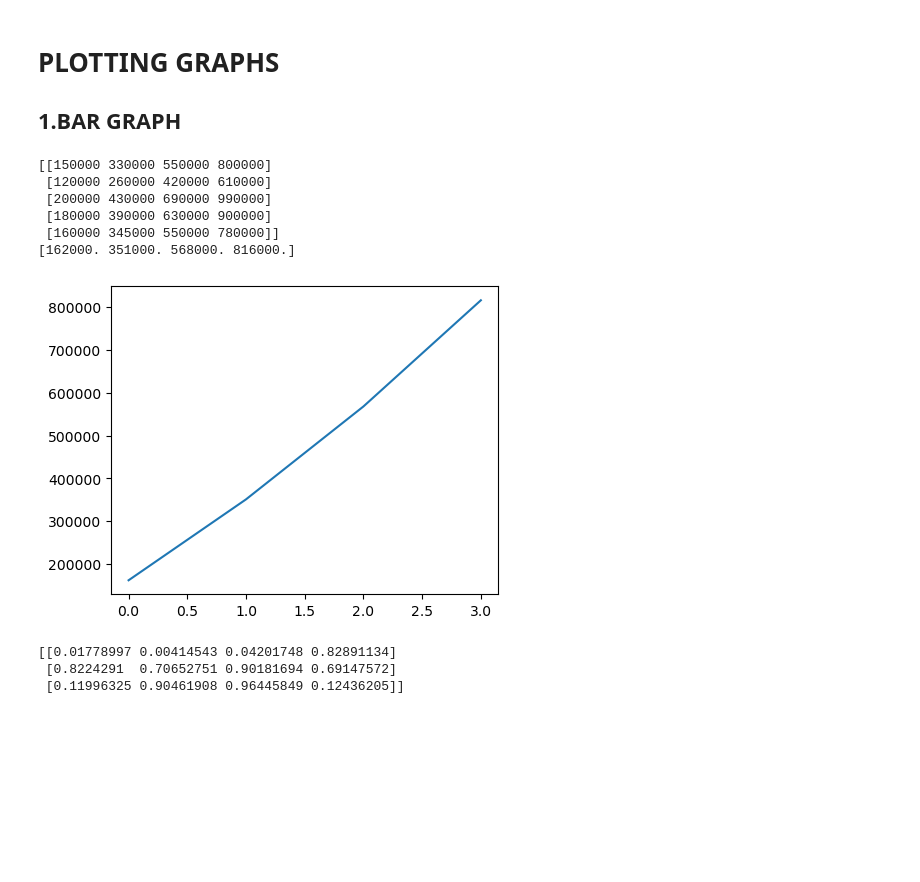
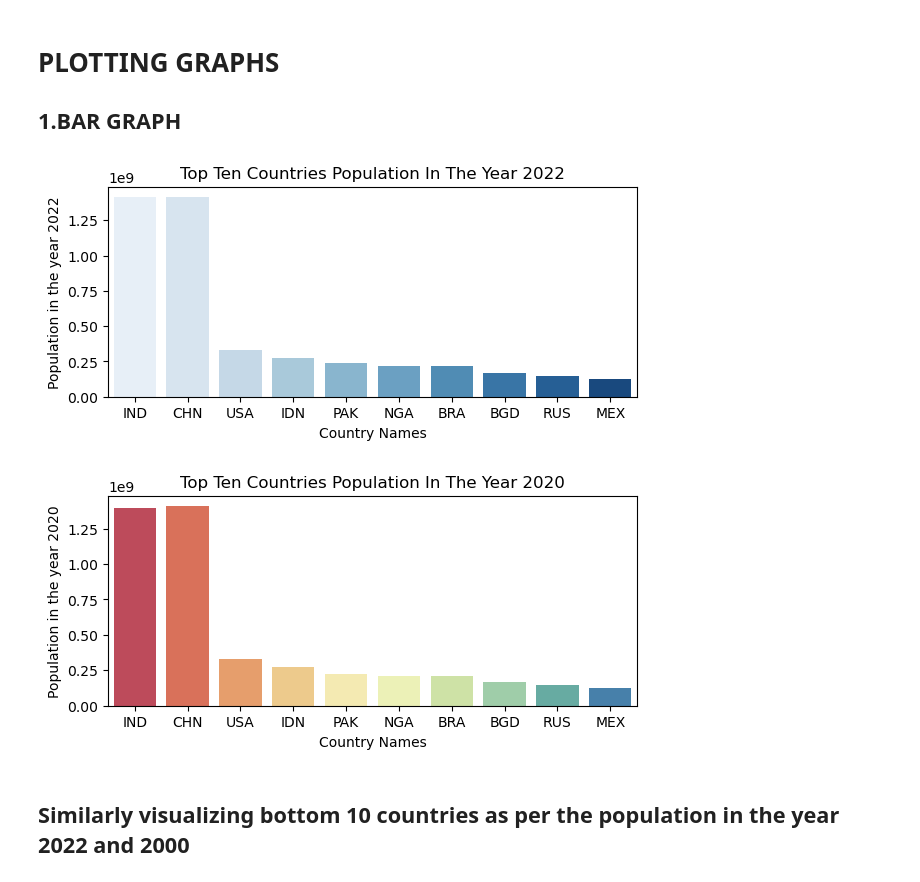
Before and after one commit to addysenpai1/ProdigyInsternshiptasks, a Jupyter notebook: Task1.ipynb, the cells around one changed output. Saved outputs shown, nothing was run; the diff lists cells and outputs as text; code cells hidden in the pictures; blank space fills up the shorter version.

```diff
--- a/Task1.ipynb
+++ b/Task1.ipynb
@@ -258,27 +262,47 @@ sales_data = np.array([
 # %%
-# print(np.sum(sales_data[:,1:],axis = 1))
-data=sales_data[:,1:]
-# np.min(data,axis=1)
-cumsum=np.cumsum(data,axis=1)
-print(cumsum)
-print(np.mean(cumsum,axis=0))
+# # print(np.sum(sales_data[:,1:],axis = 1))
+# data=sales_data[:,1:]
+# # np.min(data,axis=1)
+# cumsum=np.cumsum(data,axis=1)
+# print(cumsum)
+# print(np.mean(cumsum,axis=0))
-# %% [output]
-[[150000 330000 550000 800000]
- [120000 260000 420000 610000]
- [200000 430000 690000 990000]
- [180000 390000 630000 900000]
- [160000 345000 550000 780000]]
-[162000. 351000. 568000. 816000.]
 # %%
-plt.figure(figsize=(5,4))
-plt.plot(np.mean(cumsum,axis=0))
-plt.show()
+# plt.figure(figsize=(10,8))
+# plt.plot(np.mean(cumsum,axis=0))
+# plt.show()
-# %% [output]
-[figure, removed]
 # %%
-array= np.random.rand(3,4)
-print(array)
+# array= np.random.rand(3,4)
+# print(array)
-# %% [output]
-[[0.01778997 0.00414543 0.04201748 0.82891134]
- [0.8224291  0.70652751 0.90181694 0.69147572]
- [0.11996325 0.90461908 0.96445849 0.12436205]]
+# %%
+#Plotting top 10 countries based on total population , between the year 2020 and 2022
+#BAR plot1 year 2022
+plt.figure(figsize=(15,6))
+plt.subplot(2,2,1)
+sns.barplot(x="Country Code",y="2022",data = top_countries,palette="Blues",hue="Country Code")
+plt.xlabel("Country Names")
+plt.ylabel("Population in the year 2022")
+plt.title("Top Ten Countries Population In The Year 2022")
+plt.show()
+
+#BAR plot2 year 2020
+plt.figure(figsize=(15,6))
+plt.subplot(2,2,2)
+sns.barplot(x="Country Code",y="2020",data = top_countries,palette="Spectral",hue="Country Code")
+plt.xlabel("Country Names")
+plt.ylabel("Population in the year 2020")
+plt.title("Top Ten Countries Population In The Year 2020")
+plt.show()
+
+#Making a column graph for practice
+# plt.figure(figsize=(15,6))
+# plt.subplot(2,2,1)
+# sns.barplot(x="2022",y="Country Code",data = top_countries,palette="Blues",hue="Series Code")
+# plt.xlabel("Country Names")
+# plt.ylabel("Population in the year 2022")
+# plt.title("Top Ten Countries Population In The Year 2022")
+# plt.show()
+# %% [output]
+[figure, added]
+[figure, added]
+# %% [markdown]
+## Similarly visualizing bottom 10 countries as per the population in the year 2022 and 2000
```
Also changed, not shown: parts of 11 cells of this notebook, 1 other file.
